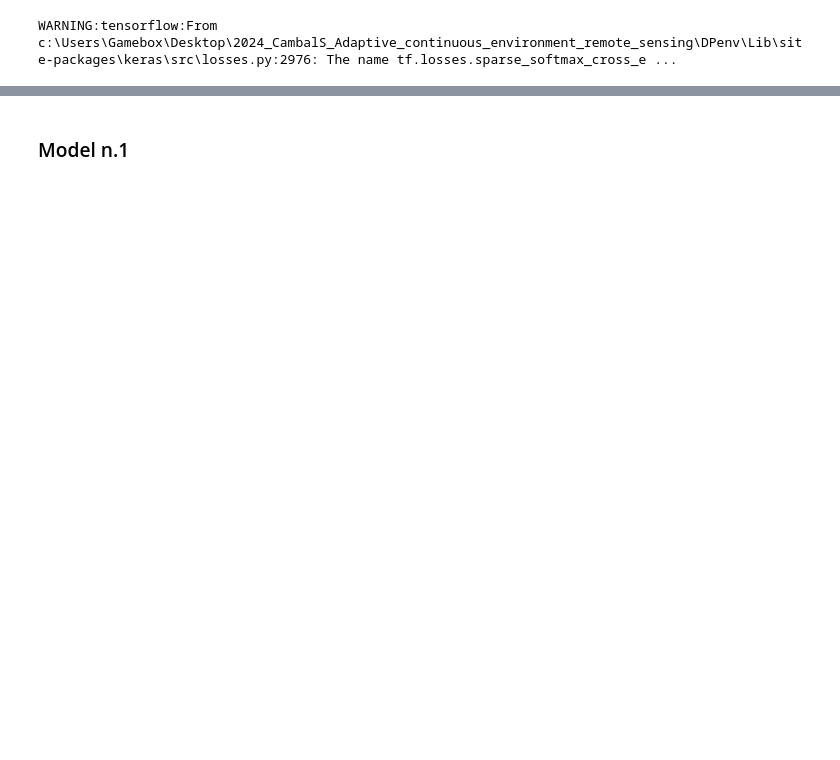
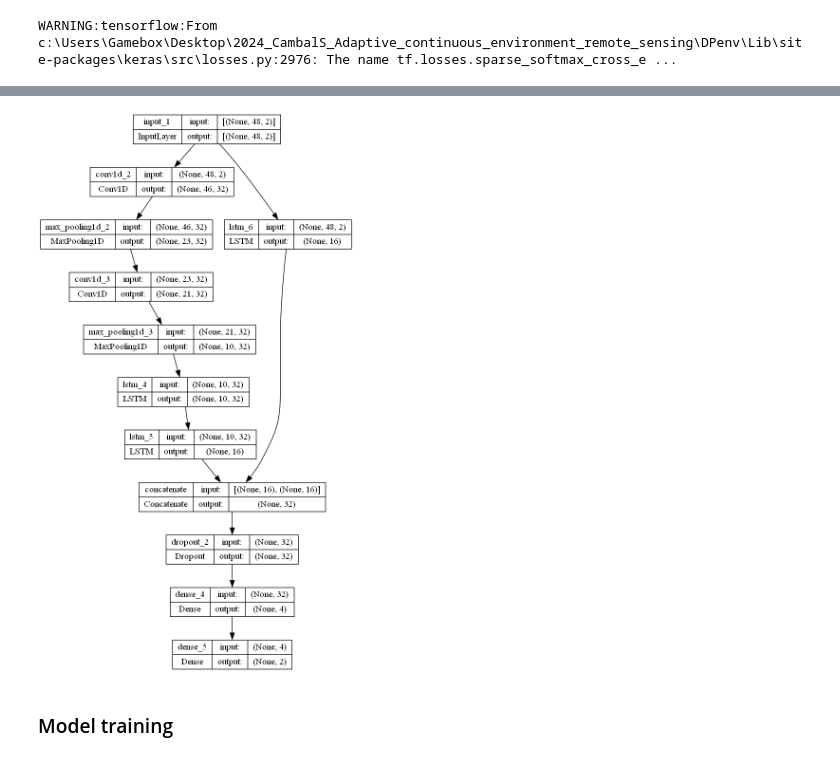
Before and after one commit to FIIT-MSc-projects/2024_CambalS_Adaptive_continuous_environment_remote_sensing, a Jupyter notebook: notebooks/1.0-lstm.ipynb, the cells around one changed output, grey strips where cells are left out. Drawn from its saved outputs; the diff is of its cells as text; code cells hidden in the pictures; blank space fills up the shorter version.

```diff
--- a/notebooks/1.0-lstm.ipynb
+++ b/notebooks/1.0-lstm.ipynb
@@ -40,0 +166,32 @@ early_stopping = tf.keras.callbacks.EarlyStopping(monitor='loss', patience=2, mo
+# %%
+def lstm_cnn_skip_model(lr=0.001):
+    inputs = layers.Input(shape=(train_X.shape[1], train_X.shape[2]))
+    conv1 = layers.Conv1D(32, activation='relu', kernel_size=3)(inputs)
+    pool1 = layers.MaxPooling1D(2)(conv1)
+    conv2 = layers.Conv1D(32, activation='relu', kernel_size=3)(pool1)
+    pool2 = layers.MaxPooling1D(2)(conv2)
+    lstm1 = layers.LSTM(32, activation='relu', return_sequences=True)(pool2)
+    lstm2 = layers.LSTM(16, activation='relu', return_sequences=False)(lstm1)
+
+    lstm3 = layers.LSTM(16, activation='relu', return_sequences=False)(inputs)
+
+    concat = layers.Concatenate()([lstm2, lstm3])
+    drop1 = layers.Dropout(0.2)(concat)
+    dense1 = layers.Dense(4, activation='relu')(drop1)
+    outputs = layers.Dense(2)(dense1)
+
+    model = Model(inputs=inputs, outputs=outputs, name='LSTM_CNN_SKIP')
+
+    model.compile(
+        optimizer=tf.keras.optimizers.Adam(learning_rate=lr),
+        loss=tf.keras.losses.MeanSquaredError(),
+        metrics=[
+            tf.keras.metrics.MeanAbsoluteError(),
+            tf.keras.metrics.MeanAbsolutePercentageError()
+        ]
+    )
+
+    return model
+
+lstm_cnn_skip = lstm_cnn_skip_model()
+lstm_cnn_skip.summary()
@@ -41,2 +216,6 @@ early_stopping = tf.keras.callbacks.EarlyStopping(monitor='loss', patience=2, mo
+# %%
+tf.keras.utils.plot_model(lstm_cnn_skip, to_file='lstm_cnn_skip.png', show_shapes=True)
+# %% [output]
+[figure, added]
 # %% [markdown]
-### Model n.1
+### Model training
```
Also changed, not shown: parts of 19 cells of this notebook, 3 other files.
